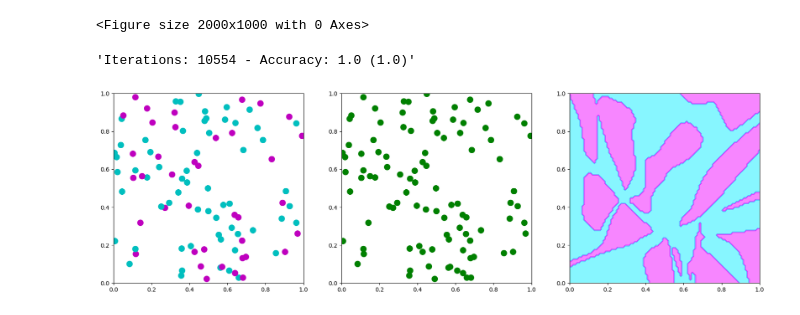
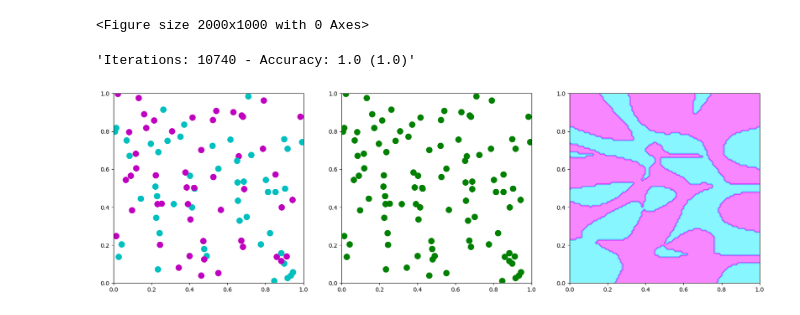
Before and after one commit to enricotm/DotSeparator, a Jupyter notebook: dotSeparator.ipynb, the cells around one changed output. Cells and saved outputs as stored; diff of their text form; code cells hidden in the pictures.

```diff
--- a/dotSeparator.ipynb
+++ b/dotSeparator.ipynb
@@ -45,7 +45,7 @@ def create_map():
     return XX, YY, pred_map
 XX, YY, pred_map = create_map()
 
-def get_accmap(w, b, img, x, y, lb):
+def get_accmap(w, b, img, x, y, lb, map_axis):
     acc = 0
     img.clear()
     img.axis(map_axis)
@@ -103,60 +152,15 @@ def train(w, b, l, target, lr):
 # %%
-points = 50 # change the amount of points
-logOccurence = 200  # Change the log occurence
+points = 100 # change the amount of points
+logOccurence = 500  # Change the log occurence
 errorMargin = 0.00 # set the error margin after it reaches the minimum iterations
 minIters = 10000 # set the minimum iterations before it accounts for error margin
 map_axis = [0,1,0,1] # set the limits for the maps' axis /  [0,1,0,1] ; [-0.2,1.2,-0.2,1.2]
 show_graphs = True # Set if the graph apper every [logOccurence] iteration
+
+x, y, lb, w, b = DotSeparator(points, logOccurence, errorMargin, minIters, map_axis, show_graphs)
+# %% [output]
+'Iterations: 10740 - Accuracy: 1.0 (1.0)'
+[figure, added]
-# %%
-x = np.random.random(points)
-y = np.random.random(points)
-lb = []
-w, b, lr = init_params(points)
-
-img1.clear()
-img1.axis(map_axis)
-for i in range(len(x)):
-    n = np.random.choice([-1, 1])
-    # n = int(x[i]>y[i])*2-1
-    lb.append(n)
-    if n == 1:
-        img1.plot(x[i], y[i], 'mo')
-    else:
-        img1.plot(x[i], y[i], 'co')
-
-iters = 0
-hst_acc = 0
-is_done = False
-# time_start = time.time()
-while not is_done:
-    acc = 0
-    iters += 1
-    for i in range(len(x)):
-        l0 = np.array([[x[i]], [y[i]]])
-        target = lb[i]
-        l = get_guess(w, b, l0)
-        if l[-1] == target:
-            if show_graphs and iters % logOccurence == 0: img2.plot(l0[0], l0[1], 'go')
-            acc += 1
-        else:
-            if show_graphs and iters % logOccurence == 0: img2.plot(l0[0], l0[1], 'ro')
-        train(w, b, l, target, lr)
-    hst_acc = np.maximum(hst_acc, acc/len(x))
-    # if hst_acc >= 1-(np.floor((time.time()-time_start)/1200)*errorMargin):
-    if hst_acc >= 1-(np.floor(iters/minIters)*errorMargin) and hst_acc == acc/len(x):
-        is_done = True
-    if iters % logOccurence == 0 or is_done:
-        if show_graphs:
-            acc = get_accmap(w, b, img2, x, y, lb)
-            hst_acc = np.maximum(hst_acc, acc/len(x))
-            get_predmap(w, b, img3)
-            display.display('Iterations: '+str(iters)+' - Accuracy: '+str(acc/len(x))+' ({})'.format(hst_acc), fig)
-        else:
-            print('Iterations: '+str(iters)+' - Accuracy: '+str(acc/len(x))+' ({})'.format(hst_acc))
-        display.clear_output(wait=True)
-# %% [output]
-'Iterations: 10554 - Accuracy: 1.0 (1.0)'
-[figure, removed]
 # %%
 img4 = plt.figure().add_subplot(131)
 img4.set_aspect("equal")
```
Also changed, not shown: parts of 3 cells of this notebook.
